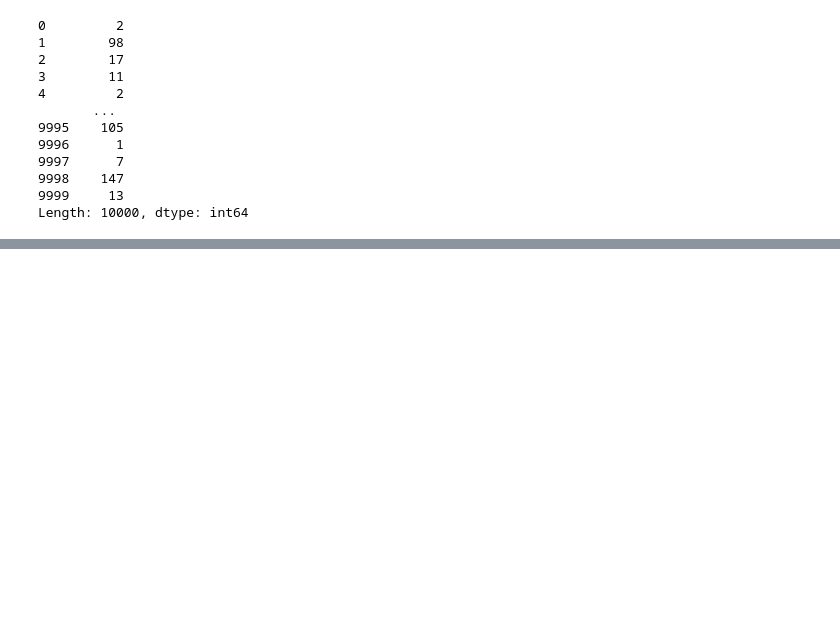
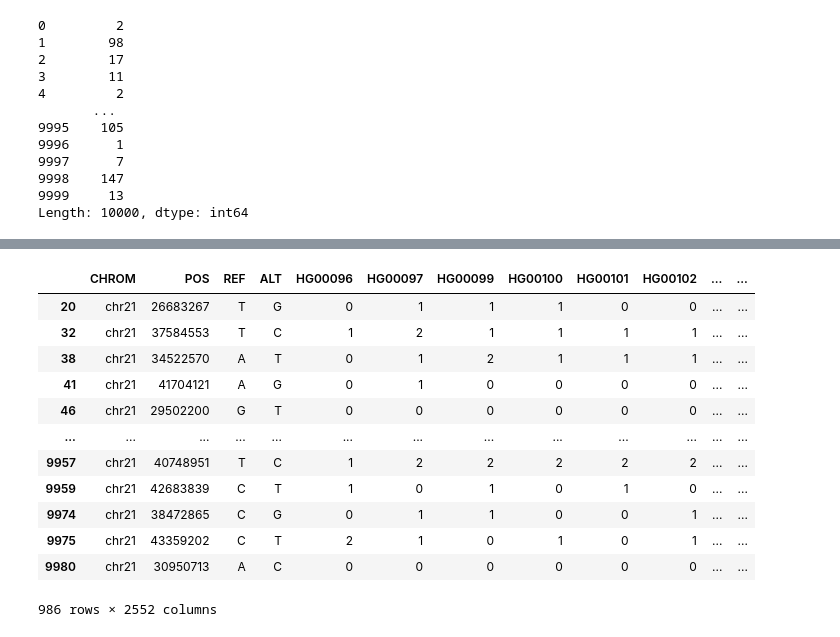
Before and after one commit to aaagrim/qbb2020-answers, a Jupyter notebook: day2-homework/day2-homework-exercises.ipynb, the cells around one changed output, grey strips where cells are left out. Drawn from its saved outputs; the diff is of its cells as text; code cells hidden in the pictures; blank space fills up the shorter version.

```diff
--- a/day2-homework/day2-homework-exercises.ipynb
+++ b/day2-homework/day2-homework-exercises.ipynb
@@ -47,0 +71,19 @@ total_al
+# %%
+com_var = (0.95>total_alt) & (total_alt >0.05)
+
+common = genetics.loc[com_var,:]
+common
+# %% [output]
+|  | CHROM | POS | REF | ALT | HG00096 | HG00097 | HG00099 | HG00100 | HG00101 | HG00102 | ... | ... |
+| 20 | chr21 | 26683267 | T | G | 0 | 1 | 1 | 1 | 0 | 0 | ... | ... |
+| 32 | chr21 | 37584553 | T | C | 1 | 2 | 1 | 1 | 1 | 1 | ... | ... |
+| 38 | chr21 | 34522570 | A | T | 0 | 1 | 2 | 1 | 1 | 1 | ... | ... |
+| 41 | chr21 | 41704121 | A | G | 0 | 1 | 0 | 0 | 0 | 0 | ... | ... |
+| 46 | chr21 | 29502200 | G | T | 0 | 0 | 0 | 0 | 0 | 0 | ... | ... |
+| ... | ... | ... | ... | ... | ... | ... | ... | ... | ... | ... | ... | ... |
+| 9957 | chr21 | 40748951 | T | C | 1 | 2 | 2 | 2 | 2 | 2 | ... | ... |
+| 9959 | chr21 | 42683839 | C | T | 1 | 0 | 1 | 0 | 1 | 0 | ... | ... |
+| 9974 | chr21 | 38472865 | C | G | 0 | 1 | 1 | 0 | 0 | 1 | ... | ... |
+| 9975 | chr21 | 43359202 | C | T | 2 | 1 | 0 | 1 | 0 | 1 | ... | ... |
+| 9980 | chr21 | 30950713 | A | C | 0 | 0 | 0 | 0 | 0 | 0 | ... | ... |
+986 rows × 2552 columns
```
Also changed, not shown: parts of 9 cells of this notebook.
